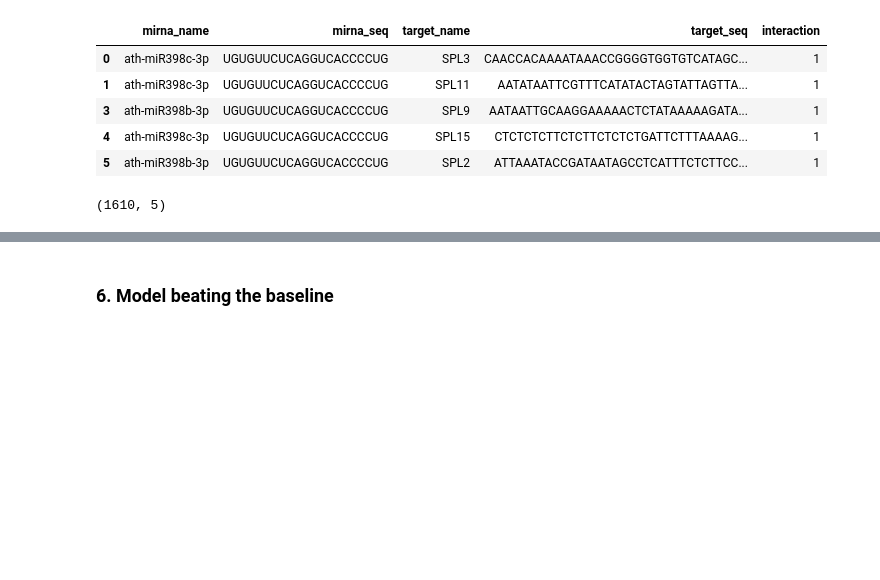
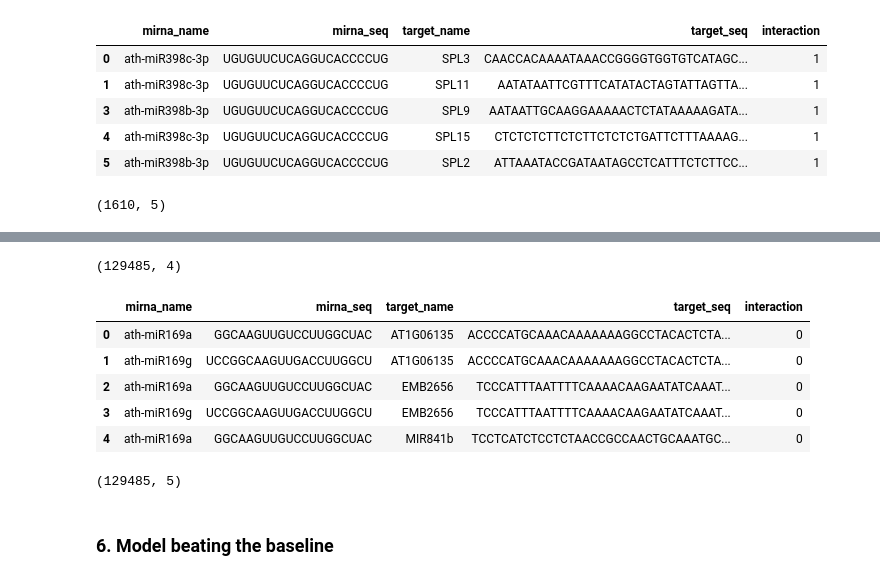
Before and after one commit to susana3/mirna-target-prediction-DNN-FP-UoL, a Jupyter notebook: target_prediction.ipynb, the cells around one changed output, grey strips where cells are left out. Saved outputs shown, nothing was run; the diff lists cells and outputs as text; code cells hidden in the pictures; blank space fills up the shorter version.

Commit message:
Negative dataset - Exported as CSV.

```diff
--- a/target_prediction.ipynb
+++ b/target_prediction.ipynb
@@ -337,7 +335,7 @@ print(f'Total ath pairs: {len(ath_mirna_target_pairs)}')
 Total ath pairs: 129485
 # %%
 # Saves the results into a file.
-data = 'ath_mirna_name\tath_mirna_seq\tath_target_name\tath_target_seq\n'
+data = 'mirna_name\tmirna_seq\ttarget_name\ttarget_seq\n'
 ath_mirna_target_pairs_data = [f'{row[0]["name"]}\t{row[0]["sequence"]}\t' \
                                f'{row[1]["name"]}\t{row[1]["sequence"]}'
                                for row in ath_mirna_target_pairs]
@@ -704,0 +702,4 @@ positive_df.to_csv('data/prepared_datasets/positive_ath_dataset.csv')
+# %%
+# Loads the data generated in previous steps.
+negative_df = pd.read_csv('data/negative_pairs/ath_negative_dataset.txt', sep='\t')
+negative_df.head()
@@ -704,0 +713,24 @@ positive_df.to_csv('data/prepared_datasets/positive_ath_dataset.csv')
+# %%
+# Checks the size of the dataset.
+negative_df.shape
+# %% [output]
+(129485, 4)
+# %%
+# Prepares an extra column indicating that the examples are negative interactions.
+interaction = [0 for i in range(negative_df.shape[0])]
+negative_df['interaction'] = interaction
+negative_df.head()
+# %% [output]
+|  | mirna_name | mirna_seq | target_name | target_seq | interaction |
+| 0 | ath-miR169a | GGCAAGUUGUCCUUGGCUAC | AT1G06135 | ACCCCATGCAAACAAAAAAAGGCCTACACTCTA... | 0 |
+| 1 | ath-miR169g | UCCGGCAAGUUGACCUUGGCU | AT1G06135 | ACCCCATGCAAACAAAAAAAGGCCTACACTCTA... | 0 |
+| 2 | ath-miR169a | GGCAAGUUGUCCUUGGCUAC | EMB2656 | TCCCATTTAATTTTCAAAACAAGAATATCAAAT... | 0 |
+| 3 | ath-miR169g | UCCGGCAAGUUGACCUUGGCU | EMB2656 | TCCCATTTAATTTTCAAAACAAGAATATCAAAT... | 0 |
+| 4 | ath-miR169a | GGCAAGUUGUCCUUGGCUAC | MIR841b | TCCTCATCTCCTCTAACCGCCAACTGCAAATGC... | 0 |
+# %%
+# Confirms there are no missing values.
+negative_df.replace('-', np.nan, inplace=True)
+negative_df.dropna(inplace=True)
+negative_df.shape
+# %% [output]
+(129485, 5)
```
Also changed, not shown: parts of 5 cells of this notebook, 2 other files.
